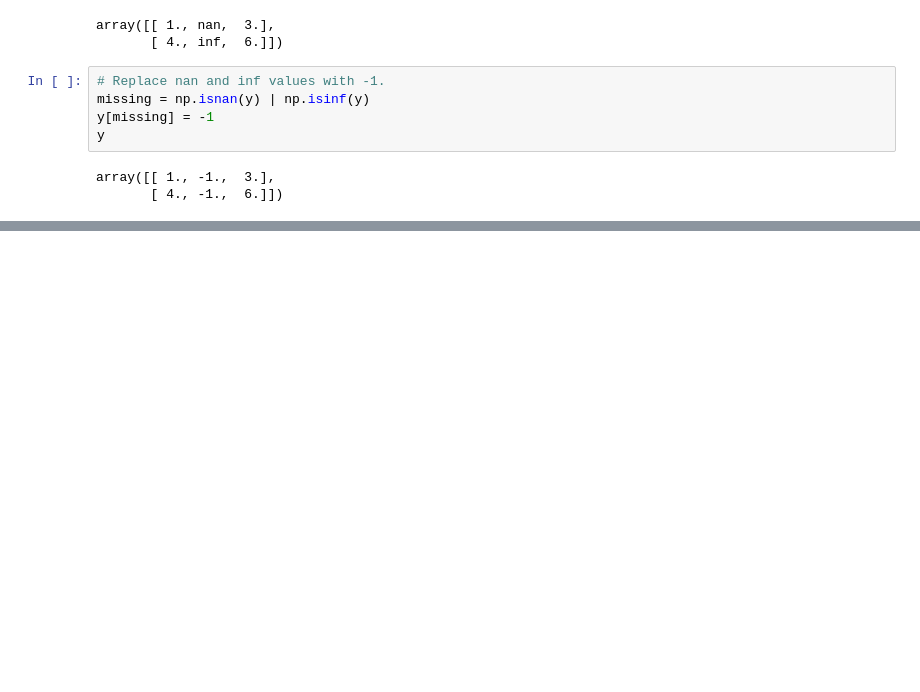
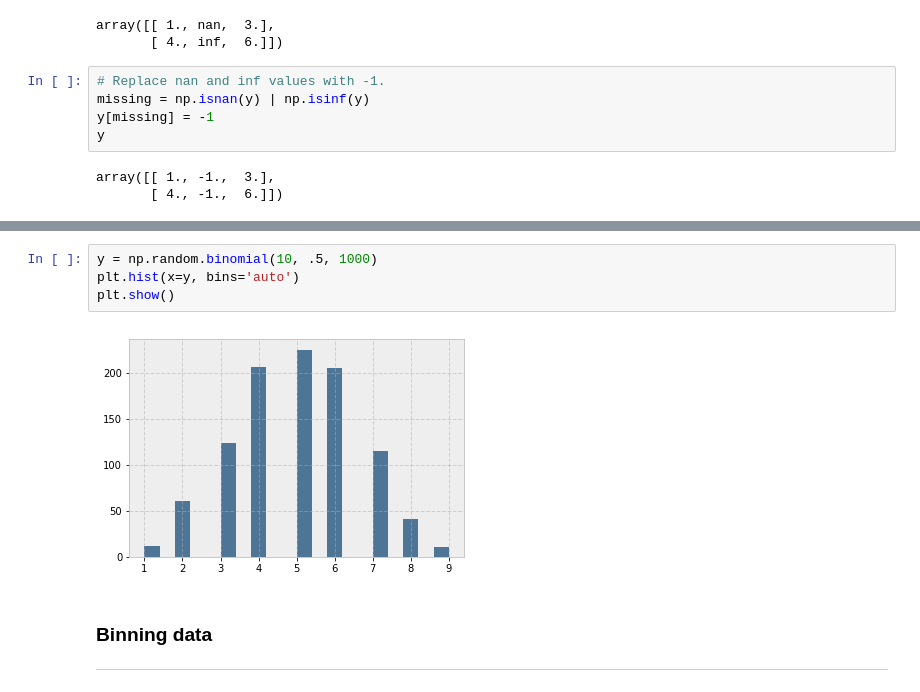
Before and after one commit to milindnirgun/pycharts, a Jupyter notebook: Numply_cheatsheet.ipynb, the cells around one changed output, grey strips where cells are left out. Cells and saved outputs as stored; diff of their text form; blank space fills up the shorter version.

```diff
--- a/Numply_cheatsheet.ipynb
+++ b/Numply_cheatsheet.ipynb
@@ -75,0 +121,9 @@ array([[ 1., -1.,  3.],
+# %%
+y = np.random.binomial(10, .5, 1000)
+plt.hist(x=y, bins='auto')
+plt.show()
+# %% [output]
+[figure, added]
+# %% [markdown]
+### Binning data
+***
```
Also changed, not shown: parts of 12 cells of this notebook, 2 other files.
